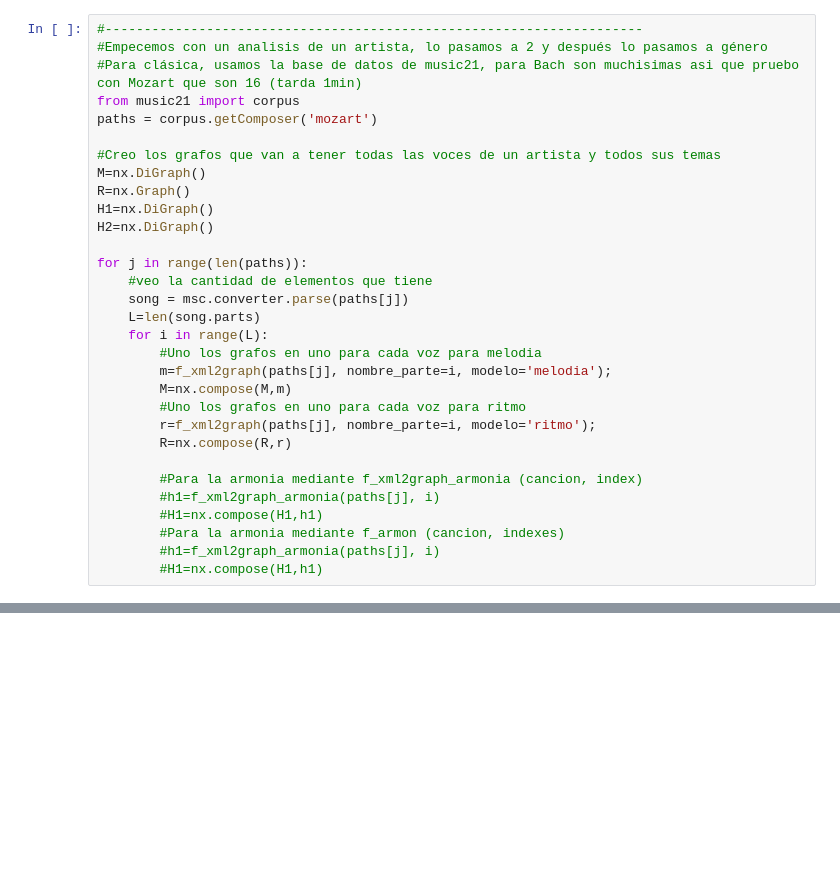
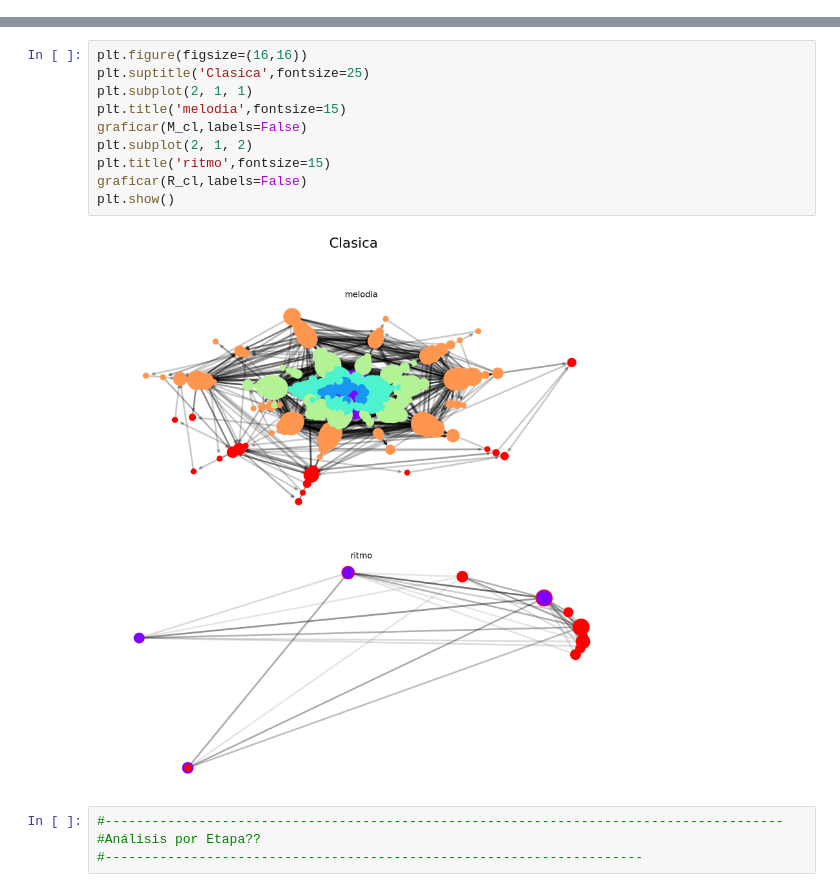
Before and after one commit to Redes2018/TP_esp, a Jupyter notebook: Main.ipynb, the cells around one changed output, grey strips where cells are left out. Saved outputs shown, nothing was run; the diff lists cells and outputs as text; blank space fills up the shorter version.

```diff
--- a/Main.ipynb
+++ b/Main.ipynb
@@ -31,31 +36,0 @@ msc.environment.set('musicxmlPath', 'C:\\Program Files (x86)\\MuseScore 2\\bin\\
-# %%
-#---------------------------------------------------------------------
-#Empecemos con un analisis de un artista, lo pasamos a 2 y después lo pasamos a género
-#Para clásica, usamos la base de datos de music21, para Bach son muchisimas asi que pruebo con Mozart que son 16 (tarda 1min)
-from music21 import corpus
-paths = corpus.getComposer('mozart')
-
-#Creo los grafos que van a tener todas las voces de un artista y todos sus temas
-M=nx.DiGraph()
-R=nx.Graph()
-H1=nx.DiGraph()
-H2=nx.DiGraph()
-
-for j in range(len(paths)):
-    #veo la cantidad de elementos que tiene
-    song = msc.converter.parse(paths[j])
-    L=len(song.parts)
-    for i in range(L):
-        #Uno los grafos en uno para cada voz para melodia
-        m=f_xml2graph(paths[j], nombre_parte=i, modelo='melodia');
-        M=nx.compose(M,m)
-        #Uno los grafos en uno para cada voz para ritmo
-        r=f_xml2graph(paths[j], nombre_parte=i, modelo='ritmo');
-        R=nx.compose(R,r)
-
-        #Para la armonia mediante f_xml2graph_armonia (cancion, index)
-        #h1=f_xml2graph_armonia(paths[j], i)
-        #H1=nx.compose(H1,h1)
-        #Para la armonia mediante f_armon (cancion, indexes)
-        #h1=f_xml2graph_armonia(paths[j], i)
-        #H1=nx.compose(H1,h1)
@@ -247,0 +187,16 @@ plt.show()
+# %%
+plt.figure(figsize=(16,16))
+plt.suptitle('Clasica',fontsize=25)
+plt.subplot(2, 1, 1)
+plt.title('melodia',fontsize=15)
+graficar(M_cl,labels=False)
+plt.subplot(2, 1, 2)
+plt.title('ritmo',fontsize=15)
+graficar(R_cl,labels=False)
+plt.show()
+# %% [output]
+[figure, added]
+# %%
+#---------------------------------------------------------------------------------------
+#Análisis por Etapa??
+#---------------------------------------------------------------------
```
Also changed, not shown: parts of 11 cells of this notebook, 1 other file.
